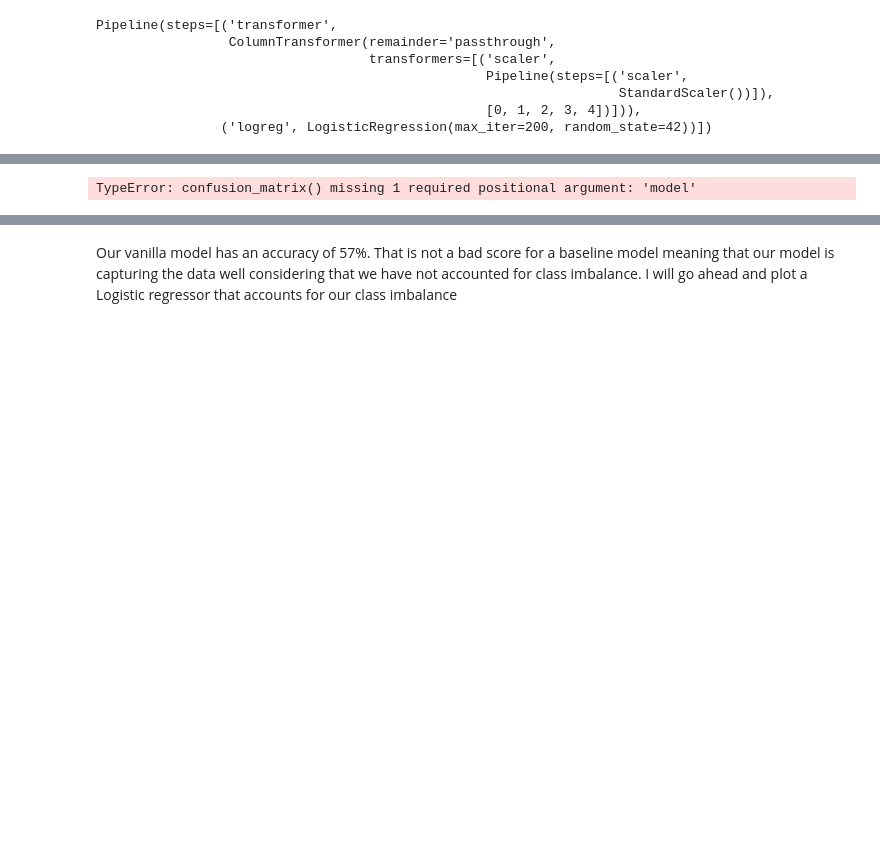
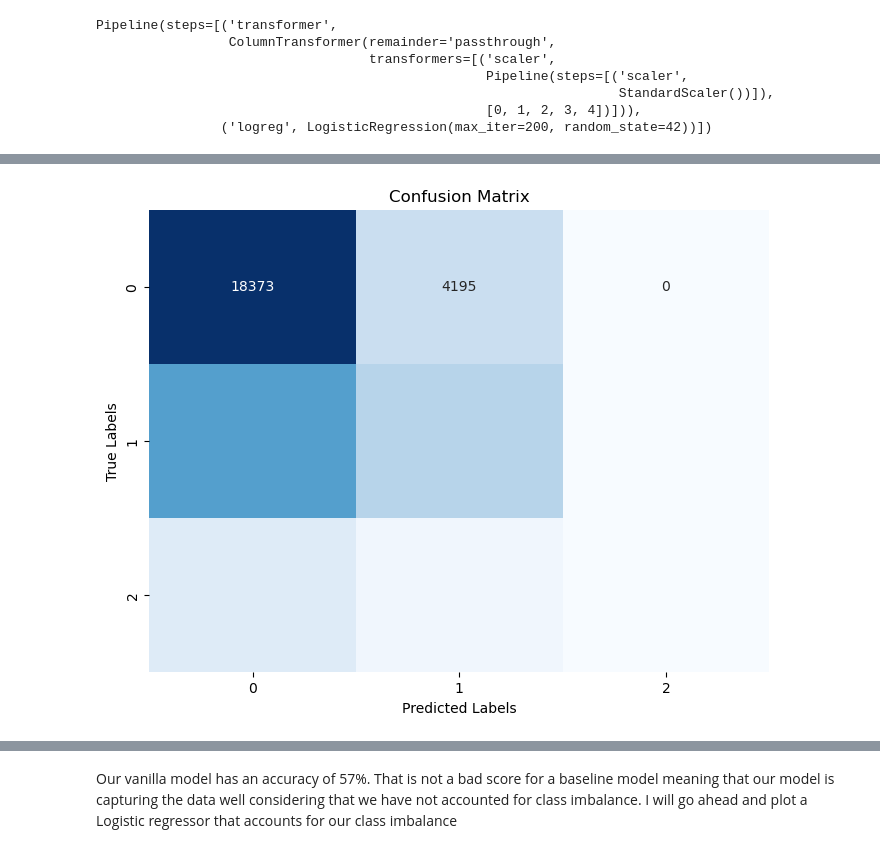
Before and after one commit to dev-ezzy/Classification-model, a Jupyter notebook: Models.ipynb, the cells around one changed output, grey strips where cells are left out. Saved outputs shown, nothing was run; the diff lists cells and outputs as text; code cells hidden in the pictures; blank space fills up the shorter version.

```diff
--- a/Models.ipynb
+++ b/Models.ipynb
@@ -126,7 +121,7 @@ ValueError: Target is multiclass but average='binary'. Please choose another ave
 # %%
-matrix_plot(y_train, train_pred, logistic_pipeline)
+plot_matrix(y_train, train_pred, logistic_pipeline)
 # %% [output]
-TypeError: confusion_matrix() missing 1 required positional argument: 'model'
+[figure, added]
 # %%
 #validating our model
 val_pred = logistic_pipeline.predict(X_val)
```
Also changed, not shown: parts of 20 cells of this notebook, 1 other file.
